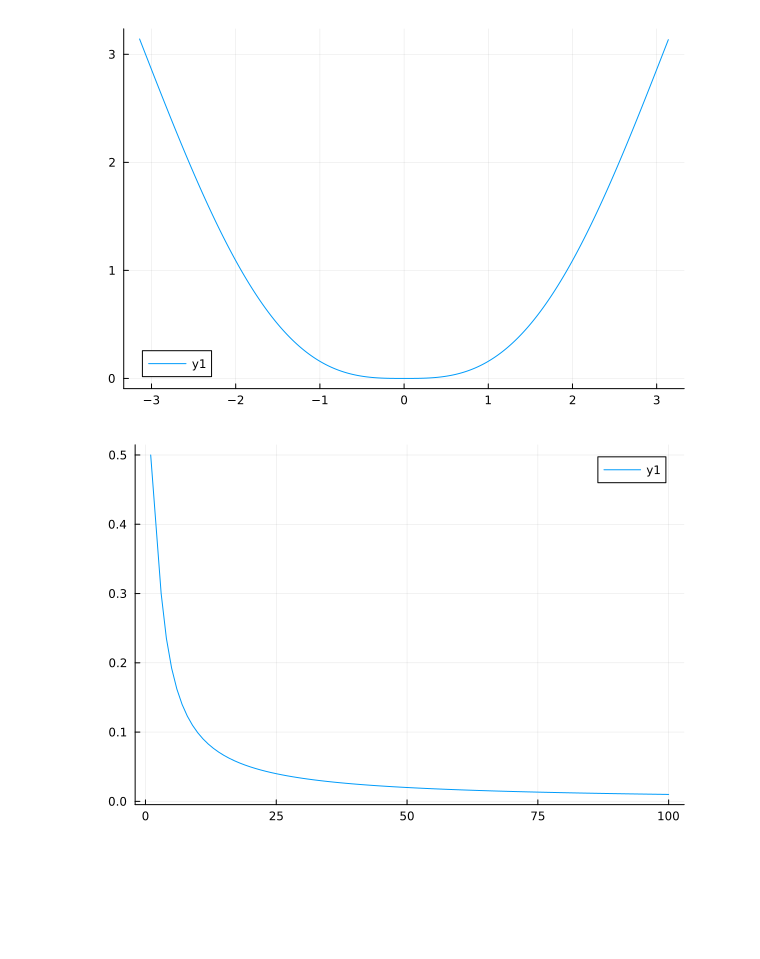
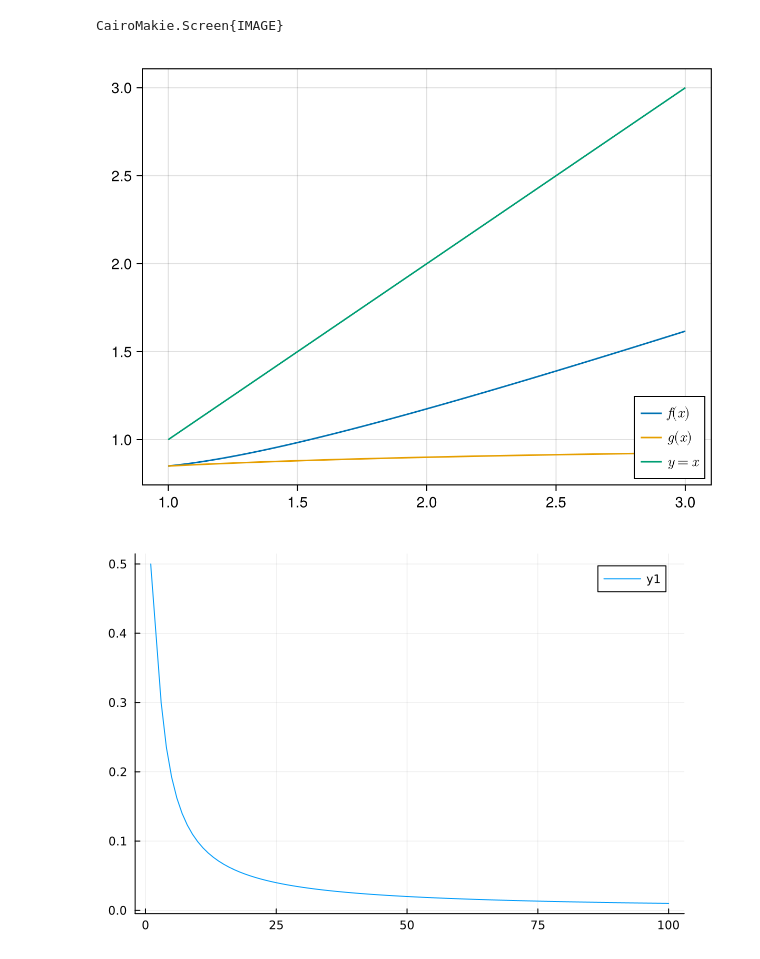
Before and after one commit to Julia-KAERI/MathematicalAnalysis, a Jupyter notebook: src/part2/test.ipynb, the cells around one changed output. Saved outputs shown, nothing was run; the diff lists cells and outputs as text; code cells hidden in the pictures; blank space fills up the shorter version.

```diff
--- a/src/part2/test.ipynb
+++ b/src/part2/test.ipynb
@@ -16,5 +0,0 @@ end
-# %%
-θ = -π:0.01:π
-plot(θ, abs.(θ).-abs.(sin.(θ)))
-# %% [output]
-[figure, removed]
@@ -21,3 +3,41 @@ plot(θ, abs.(θ).-abs.(sin.(θ)))
+# %%
+x = 1.0:0.01:3.0
+# %%
+α=3.0
+f(x) = 0.5*(x+α/x)
+g(x) = (α+x)/(1+x)
+
+fp(x) = 0.5- α/2/x/x
+gp(x) = -(α-1)/((1+x)^2);
+fig0 = Figure()
+ax0 = Axis(fig0[1, 1])
+
+lines!(ax0, x, f.(x), label = L"f(x)")
+lines!(ax0, x, g.(x), label = L"g(x)")
+lines!(ax0, x, x, label = L"y=x")
+axislegend(position = :rb)
+fig0
+save("pp1.png", fig0)
+# %% [output]
+CairoMakie.Screen{IMAGE}
+# %%
+α=0.7
+f(x) = 0.5*(x+α/x)
+g(x) = (α+x)/(1+x)
+
+fp(x) = 0.5- α/2/x/x
+gp(x) = -(α-1)/((1+x)^2);
+
+fig1 = Figure()
+ax1 = Axis(fig1[1, 1])
+
+lines!(ax1, x, f.(x), label = L"f(x)")
+lines!(ax1, x, g.(x), label = L"g(x)")
+lines!(ax1, x, x, label = L"y=x")
+axislegend(position = :rb)
+fig1
+# %% [output]
+[figure, added]
 # %%
 t=1:100
 f(t) = t/(1+t^2)
```
Also changed, not shown: parts of 4 cells of this notebook, 14 other files.
